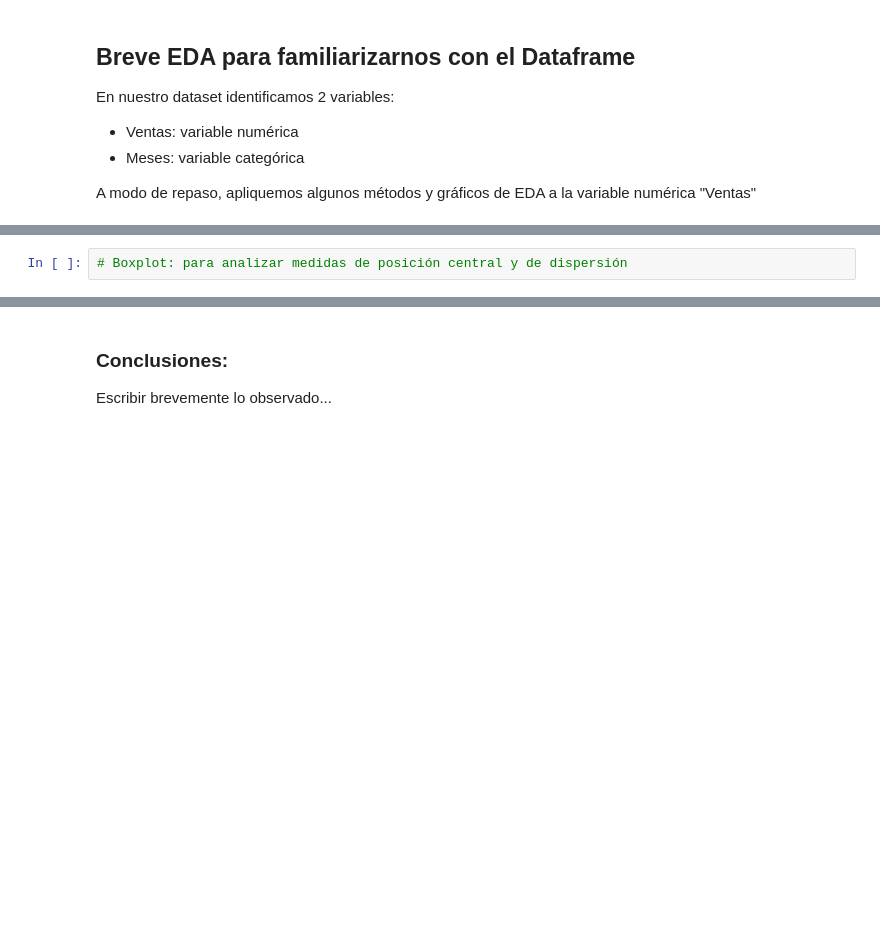
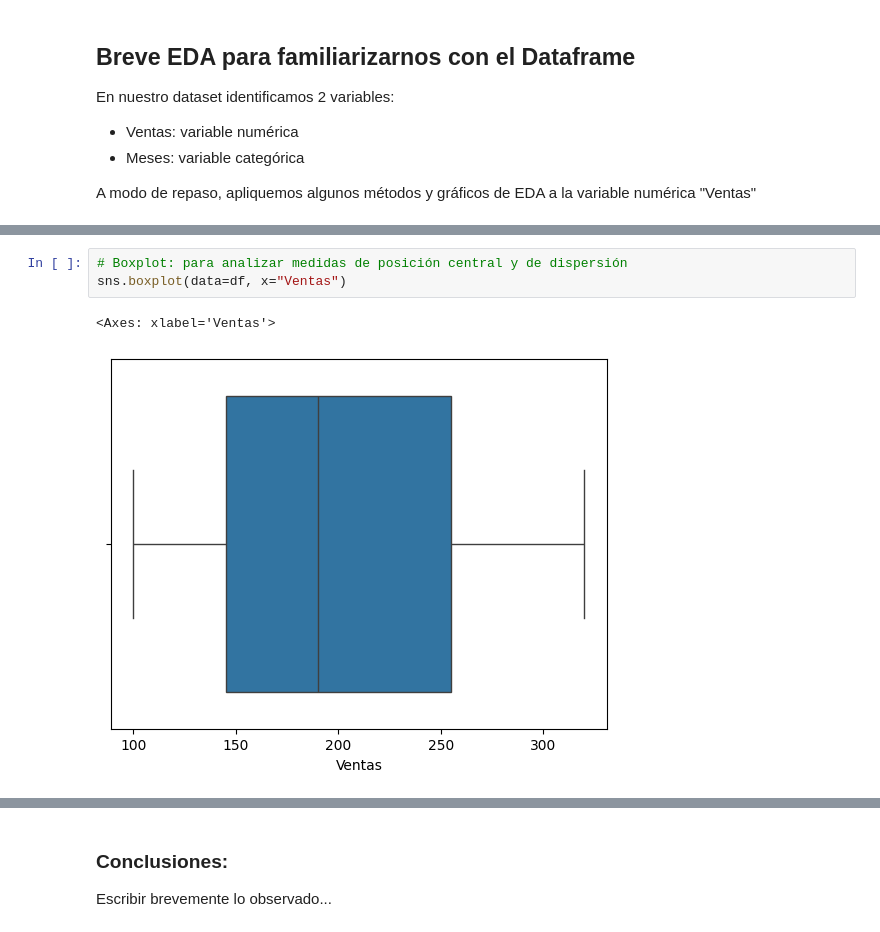
Before and after one commit to v0ltax/TT-2C2025-Data-Analitycs-Notebooks, a Jupyter notebook: _22_Clase_12/Clase_12_visualizacion_series_tiempo.ipynb, the cells around one changed output, grey strips where cells are left out. Cells and saved outputs as stored; diff of their text form; blank space fills up the shorter version.

```diff
--- a/_22_Clase_12/Clase_12_visualizacion_series_tiempo.ipynb
+++ b/_22_Clase_12/Clase_12_visualizacion_series_tiempo.ipynb
@@ -43,4 +62,8 @@ A modo de repaso, apliquemos algunos métodos y gráficos de EDA a la variable n
 # %%
 # Boxplot: para analizar medidas de posición central y de dispersión
+sns.boxplot(data=df, x="Ventas")
+# %% [output]
+<Axes: xlabel='Ventas'>
+[figure, added]
 # %%
 # El scatterplot permite observar la relación entre los meses y las ventas.
```
Also changed, not shown: parts of 29 cells of this notebook.
